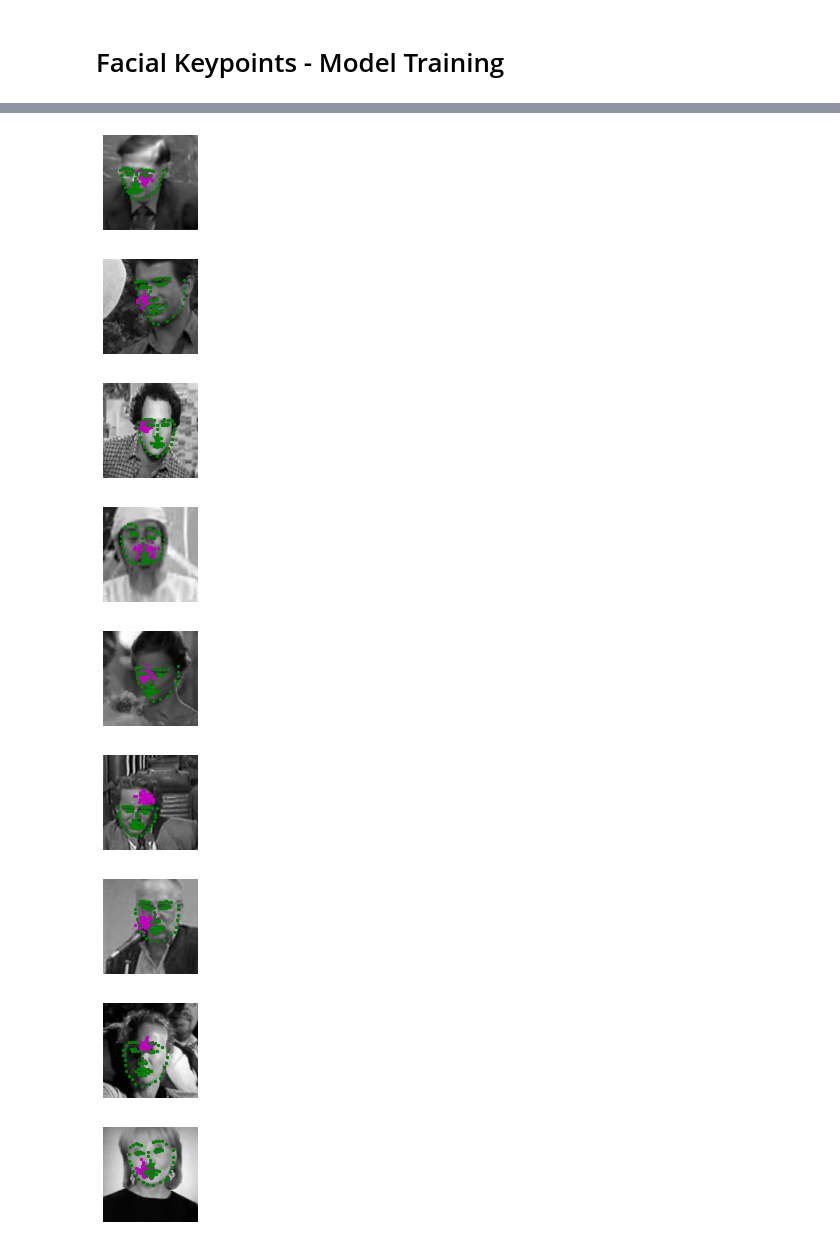
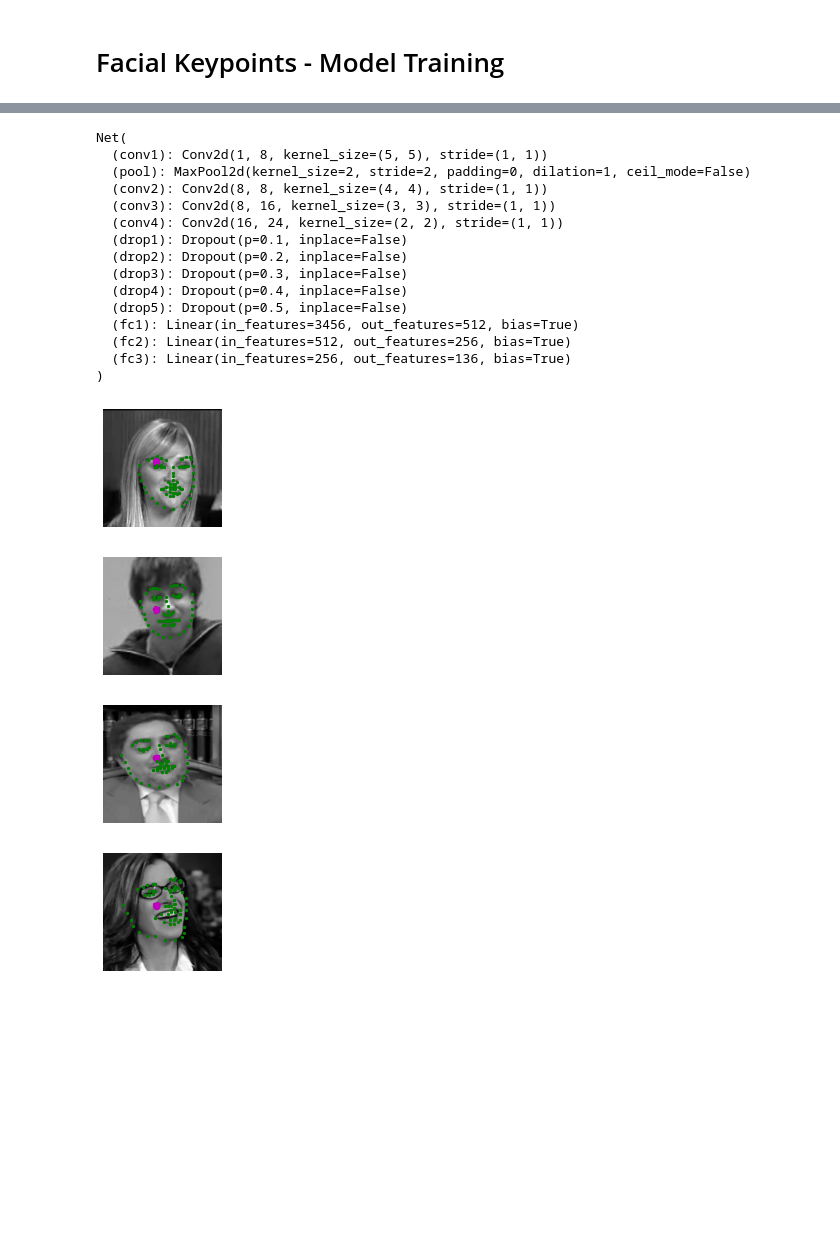
Before and after one commit to houssamn/FacialKeypoints, a Jupyter notebook: 1_Train.ipynb, the cells around one changed output, grey strips where cells are left out. Drawn from its saved outputs; the diff is of its cells as text; code cells hidden in the pictures; blank space fills up the shorter version.

Commit message:
added model_trainer

```diff
--- a/1_Train.ipynb
+++ b/1_Train.ipynb
@@ -80,19 +63,23 @@ validation_loader = DataLoader(transformed_dataset,
-# %%
-
-
-
-
-# Load Test set
-
-# create the test dataset
-test_dataset = FacialKeypointsDataset(csv_file='data/test_frames_keypoints.csv',
-                                             root_dir='data/test/',
-                                             transform=data_transform)
-
-
-# load test data in batches
-batch_size = 32
-test_loader = DataLoader(test_dataset,
-                          batch_size=batch_size,
-                          shuffle=True,
-                          num_workers=0)
+# %%
+# Get the Model
+
+from facepoint.models import Net
+
+net = Net()
+print(net)
+# %% [output]
+Net(
+  (conv1): Conv2d(1, 8, kernel_size=(5, 5), stride=(1, 1))
+  (pool): MaxPool2d(kernel_size=2, stride=2, padding=0, dilation=1, ceil_mode=False)
+  (conv2): Conv2d(8, 8, kernel_size=(4, 4), stride=(1, 1))
+  (conv3): Conv2d(8, 16, kernel_size=(3, 3), stride=(1, 1))
+  (conv4): Conv2d(16, 24, kernel_size=(2, 2), stride=(1, 1))
+  (drop1): Dropout(p=0.1, inplace=False)
+  (drop2): Dropout(p=0.2, inplace=False)
+  (drop3): Dropout(p=0.3, inplace=False)
+  (drop4): Dropout(p=0.4, inplace=False)
+  (drop5): Dropout(p=0.5, inplace=False)
+  (fc1): Linear(in_features=3456, out_features=512, bias=True)
+  (fc2): Linear(in_features=512, out_features=256, bias=True)
+  (fc3): Linear(in_features=256, out_features=136, bias=True)
+)
@@ -99,15 +99,11 @@ test_loader = DataLoader(test_dataset,
 # %%
+# Test on some sample data
 from facepoint.utils import visualize_output, net_sample_output
 
 test_images, test_outputs, gt_pts = net_sample_output(test_loader, net)
-visualize_output(test_images, test_outputs, gt_pts)
+visualize_output(test_images, test_outputs, gt_pts, 4)
 # %% [output]
-[figure, old version]
+[figure, new version]
-[figure, old version]
+[figure, new version]
-[figure, old version]
+[figure, new version]
-[figure, old version]
+[figure, new version]
-[figure, removed]
-[figure, removed]
-[figure, removed]
-[figure, removed]
-[figure, removed]
```
Also changed, not shown: parts of 14 cells of this notebook, 4 other files.
